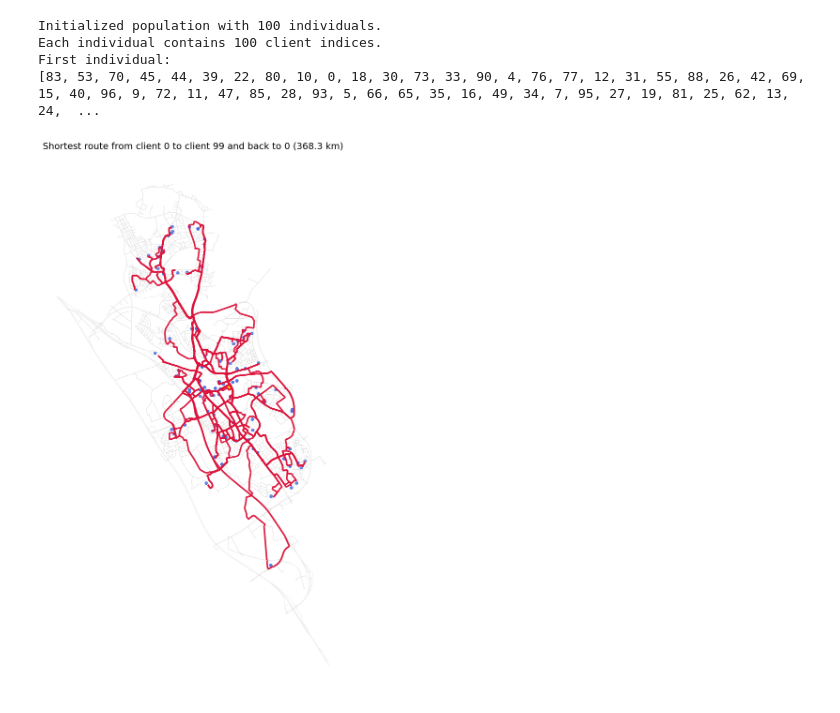
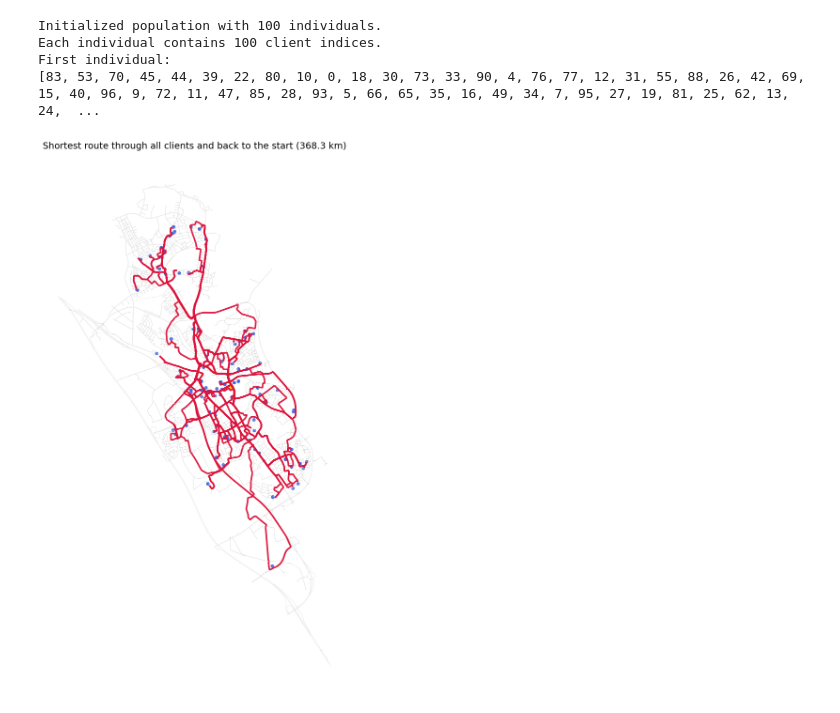
Before and after one commit to Research-Center-Data-Intelligence/Homecare-route-planner, a Jupyter notebook: routing_scripts/genetic_algorithm_routing.ipynb, the cells around one changed output. Saved outputs shown, nothing was run; the diff lists cells and outputs as text; code cells hidden in the pictures.

Commit message:
route calculator from point to point

```diff
--- a/routing_scripts/genetic_algorithm_routing.ipynb
+++ b/routing_scripts/genetic_algorithm_routing.ipynb
@@ -136,7 +201,7 @@ def elitism_selection(population, fitness_scores):
 
     return elite_individuals, elite_fitness
 # %%
-# Go from client 1 through each other client back to 1
+# TEST: Go through every client in the current dataset and return to the start.
 import networkx as nx
 from itertools import pairwise
 from shapely.geometry import LineString
@@ -145,13 +210,53 @@ from shapely.geometry import LineString
 road_graph = nx.MultiDiGraph()
 road_graph.graph["crs"] = "EPSG:4326"
 
-for _, edge_row in edges_gdf.iterrows():
+# Ensure GeoDataFrames exist (use data already loaded in other cells).
+if "edges_gdf" not in globals():
+    if "geometry" not in heerlen_edge_table.columns:
+        raise ValueError("heerlen_edge_table must contain a 'geometry' column to build edges_gdf.")
+    _edges = heerlen_edge_table.copy()
+    _edges["geometry"] = _edges["geometry"].apply(
+        lambda g: wkt.loads(g) if isinstance(g, str) else g
+)
+    edges_gdf = gpd.GeoDataFrame(_edges, geometry="geometry", crs="EPSG:4326")
+
+if "clients_gdf" not in globals():
+    _clients = clients_df.copy()
+    if "geometry" in _clients.columns:
+        _clients["geometry"] = _clients["geometry"].apply(
+            lambda g: wkt.loads(g) if isinstance(g, str) else g
+)
+        clients_gdf = gpd.GeoDataFrame(_clients, geometry="geometry", crs="EPSG:4326")
+    elif "coordinates" in _clients.columns:
+        coordinate_parts = _clients["coordinates"].astype(str).str.strip().str.split(r"\s+", n=1, expand=True)
+        if coordinate_parts.shape[1] != 2:
+            raise ValueError("clients_df.coordinates must contain latitude and longitude separated by a space.")
+        _clients["lat"] = pd.to_numeric(coordinate_parts[0], errors="coerce")
+        _clients["lon"] = pd.to_numeric(coordinate_parts[1], errors="coerce")
+        clients_gdf = gpd.GeoDataFrame(
+            _clients,
+            geometry=gpd.points_from_xy(_clients["lon"], _clients["lat"]),
+            crs="EPSG:4326",
+)
+    else:
+        lon_col = next((c for c in ["lon", "longitude", "x"] if c in _clients.columns), None)
+        lat_col = next((c for c in ["lat", "latitude", "y"] if c in _clients.columns), None)
+        if lon_col is None or lat_col is None:
+            raise ValueError("clients_df needs either a geometry column, coordinates column, or lon/lat columns.")
+        clients_gdf = gpd.GeoDataFrame(
+            _clients,
+            geometry=gpd.points_from_xy(_clients[lon_col], _clients[lat_col]),
+            crs="EPSG:4326",
+)
+
+# Build graph from edges_gdf.
+for edge_idx, edge_row in edges_gdf.iterrows():
     geometry = edge_row["geometry"]
     if geometry is None or geometry.is_empty:
         continue
 
     line_parts = list(geometry.geoms) if geometry.geom_type == "MultiLineString" else [geometry]
-    edge_attributes = edge_row.drop(labels=["geometry", "key"]).to_dict()
+    edge_attributes = edge_row.drop(labels=["geometry", "key"], errors="ignore").to_dict()
 
     for line in line_parts:
         coordinates = list(line.coords)
@@ -160,18 +265,28 @@ for _, edge_row in edges_gdf.iterrows():
 
         start_x, start_y = coordinates[0]
         end_x, end_y = coordinates[-1]
-        road_graph.add_node(edge_row["u"], x=start_x, y=start_y)
-        road_graph.add_node(edge_row["v"], x=end_x, y=end_y)
-        road_graph.add_edge(edge_row["u"], edge_row["v"], key=edge_row["key"], geometry=line, **edge_attributes)
+        u = int(edge_row["u"])
+        v = int(edge_row["v"])
+        k = edge_row["key"] if "key" in edges_gdf.columns else edge_idx
 
-# Route through client 0 -> 1 -> ... -> 99 -> 0.
-num_route_clients = min(100, len(clients_gdf))
-route_client_indices = list(range(num_route_clients)) + [0]
-route_client_points = clients_gdf.loc[route_client_indices, "geometry"]
+        road_graph.add_node(u, x=float(start_x), y=float(start_y))
+        road_graph.add_node(v, x=float(end_x), y=float(end_y))
+
+        if "length" not in edge_attributes or pd.isna(edge_attributes["length"]):
+            edge_attributes["length"] = float(line.length)
+
+        road_graph.add_edge(u, v, key=k, geometry=line, **edge_attributes)
+
+# Route through every client in row order and return to the first client.
+route_client_points = clients_gdf.iloc[: len(clients_gdf)].copy()
+if route_client_points.empty:
+    raise ValueError("clients_gdf is empty, so no route can be built.")
+
+route_client_points = pd.concat([route_client_points, route_client_points.iloc[[0]]], ignore_index=True)
 route_client_nodes = ox.nearest_nodes(
     road_graph,
-    route_client_points.x.to_list(),
-    route_client_points.y.to_list(),
+    route_client_points.geometry.x.to_list(),
+    route_client_points.geometry.y.to_list(),
 )
 
 route_geometries = []
@@ -199,32 +314,32 @@ for start_node, end_node in pairwise(route_client_nodes):
             key=lambda candidate_key: edge_bundle[candidate_key].get("length", float("inf")),
         )
         selected_edge = edge_bundle[best_key]
         geometry = selected_edge.get("geometry")
         if geometry is None:
             geometry = LineString(
                 [
                     (road_graph.nodes[node_u]["x"], road_graph.nodes[node_u]["y"]),
                     (road_graph.nodes[node_v]["x"], road_graph.nodes[node_v]["y"]),
                 ]
             )
         route_geometries.append(geometry)
 
 route_gdf = gpd.GeoDataFrame(geometry=route_geometries, crs="EPSG:4326").to_crs(epsg=3857)
 edges_plot = edges_gdf.to_crs(epsg=3857)
 clients_plot = clients_gdf.to_crs(epsg=3857)
 
 fig, ax = plt.subplots(figsize=(12, 12))
 edges_plot.plot(ax=ax, color="lightgray", linewidth=0.5, alpha=0.6)
 route_gdf.plot(ax=ax, color="crimson", linewidth=2.5, alpha=0.95)
 clients_plot.plot(ax=ax, color="royalblue", markersize=18, alpha=0.85)
 clients_plot.iloc[[0]].plot(ax=ax, color="gold", markersize=50, alpha=1.0)
 
 ax.set_title(
-    f"Shortest route from client 0 to client 99 and back to 0 ({route_total_length_m / 1000:.1f} km)",
+    f"Shortest route through all clients and back to the start ({route_total_length_m / 1000:.1f} km)",
     fontsize=14,
 )
 ax.set_axis_off()
 plt.tight_layout()
 plt.show()
 # %% [output]
-[figure, old version]
+[figure, new version]
```
Also changed, not shown: parts of 11 cells of this notebook.
